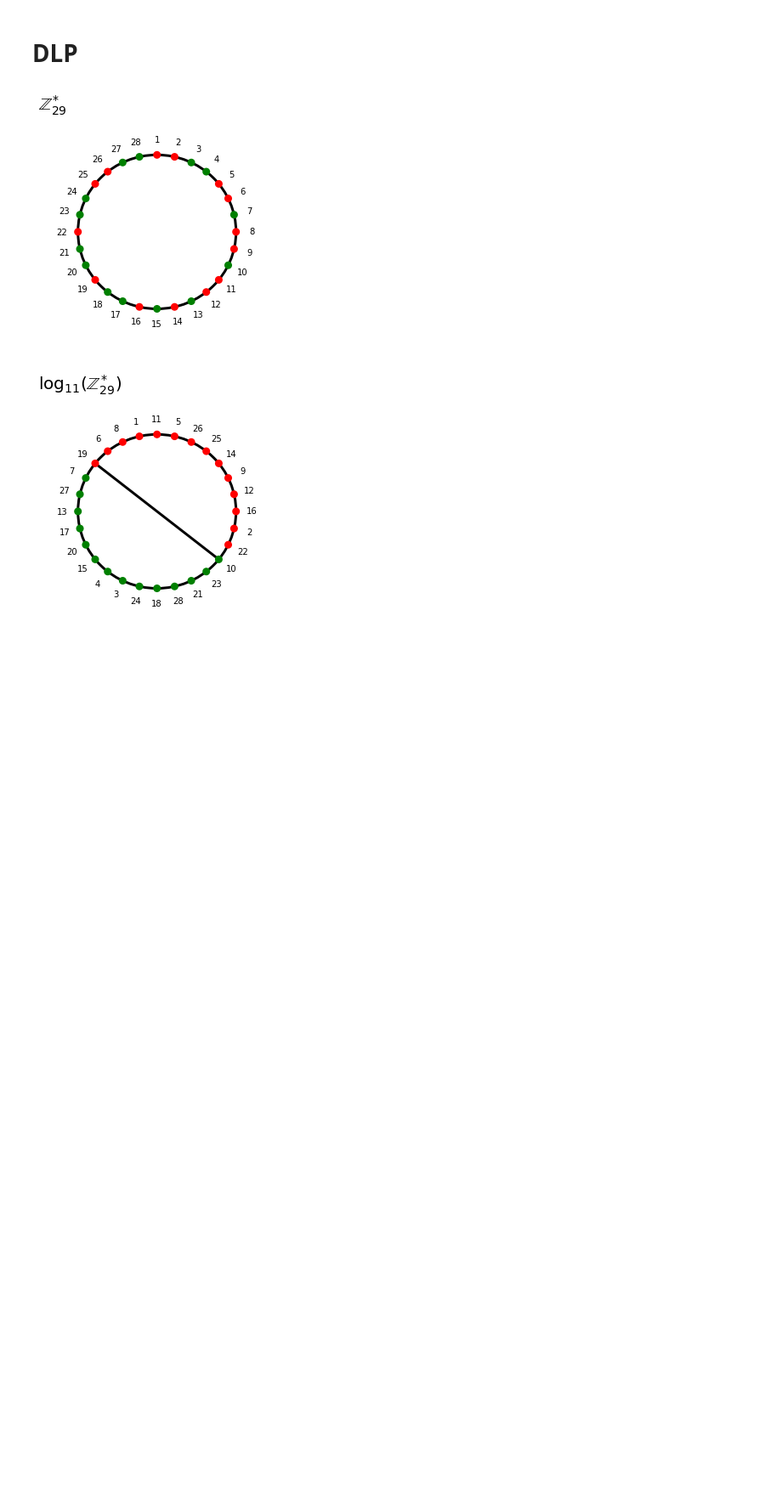
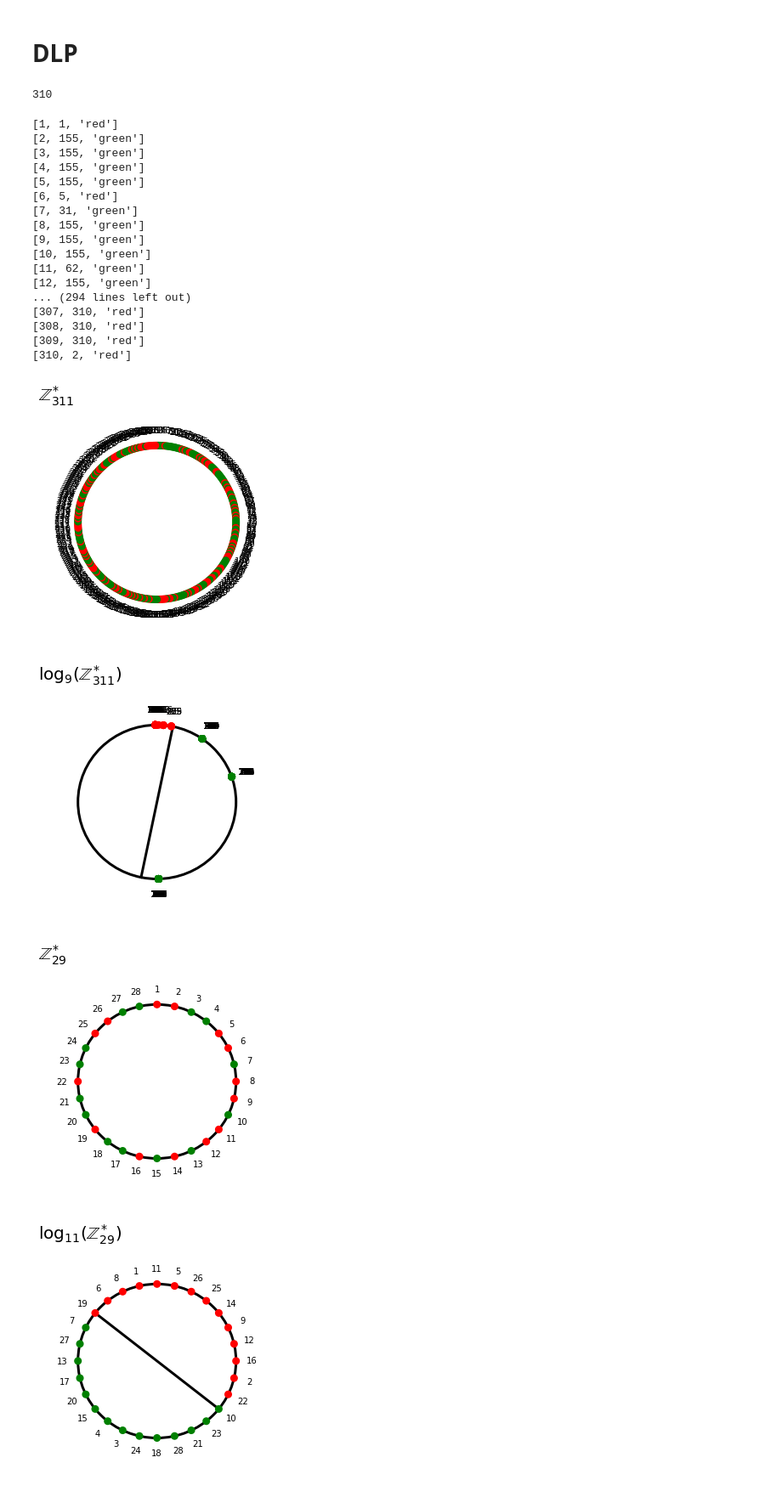
Before and after one commit to Irnamosa/QuantumImage, a Jupyter notebook: kernel/featuremap/DLP.ipynb, the cells around one changed output. Shown at 85% size. Saved outputs shown, nothing was run; the diff lists cells and outputs as text; code cells hidden in the pictures; blank space fills up the shorter version.

```diff
--- a/kernel/featuremap/DLP.ipynb
+++ b/kernel/featuremap/DLP.ipynb
@@ -72,0 +12,2 @@ def dlp_plot(coords, labels, diameter=None, title=None):
+# %%
+N = 1
@@ -72,0 +93,4 @@ def dlp_plot(coords, labels, diameter=None, title=None):
+# %%
+sp.totient(311)
+# %% [output]
+310
@@ -73,3 +99,25 @@ def dlp_plot(coords, labels, diameter=None, title=None):
+# %%
+dlp(9,N,11)
+# %% [output]
+[1, 1, 'red']
+[2, 155, 'green']
+[3, 155, 'green']
+[4, 155, 'green']
+[5, 155, 'green']
+[6, 5, 'red']
+[7, 31, 'green']
+[8, 155, 'green']
+[9, 155, 'green']
+[10, 155, 'green']
+[11, 62, 'green']
+[12, 155, 'green']
+... (294 lines left out)
+[307, 310, 'red']
+[308, 310, 'red']
+[309, 310, 'red']
+[310, 2, 'red']
+[figure, added]
+[figure, added]
 # %%
 p = 29
 g = 11
```
Also changed, not shown: parts of 15 cells of this notebook, 5 other files.
